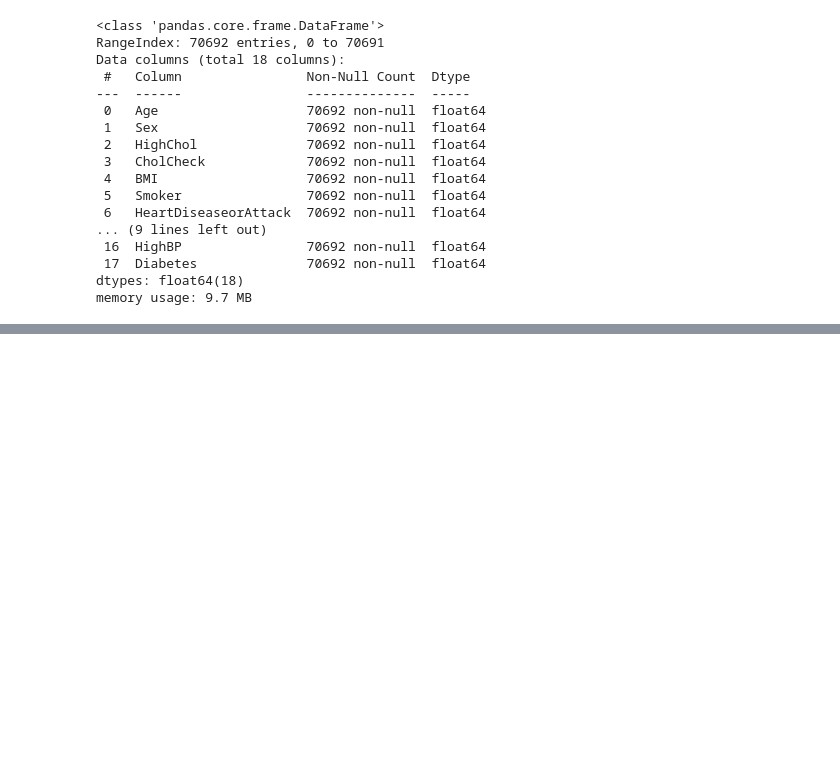
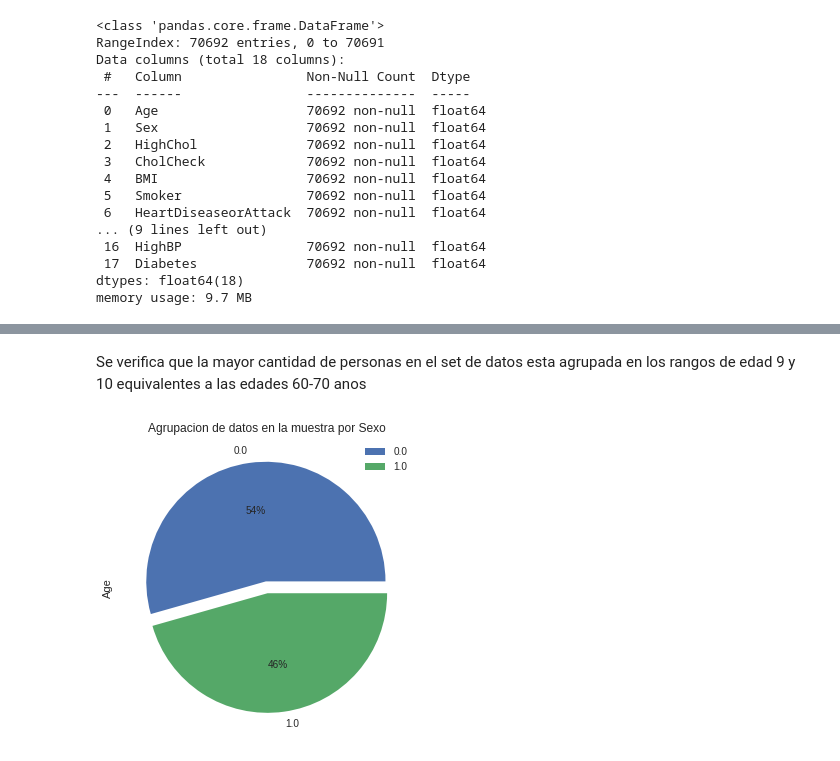
Before and after one commit to jjaquezrd/DATA_SCIENCE, a Jupyter notebook: Proyecto2.ipynb, the cells around one changed output, grey strips where cells are left out. Cells and saved outputs as stored; diff of their text form; code cells hidden in the pictures; blank space fills up the shorter version.

```diff
--- a/Proyecto2.ipynb
+++ b/Proyecto2.ipynb
@@ -85,0 +368,8 @@ memory usage: 9.7 MB
+# %% [markdown]
+Se verifica que la mayor cantidad de personas en el set de datos esta agrupada en los rangos de edad 9 y 10 equivalentes a las edades 60-70 anos
+# %%
+df2.groupby('Sex').count().plot(kind='pie',y='Age', autopct='%1.0f%%',
+                                 explode =[0.05,0.05]);
+plt.title('Agrupacion de datos en la muestra por Sexo');
+# %% [output]
+[figure, added]
```
Also changed, not shown: parts of 48 cells of this notebook.
